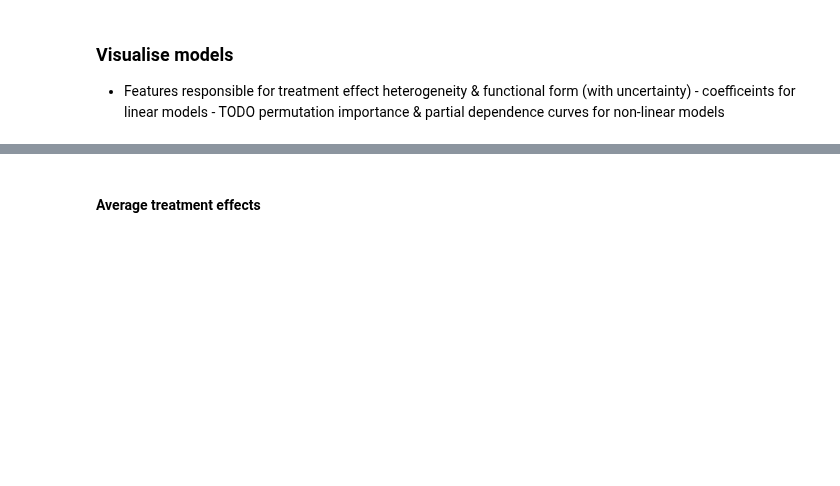
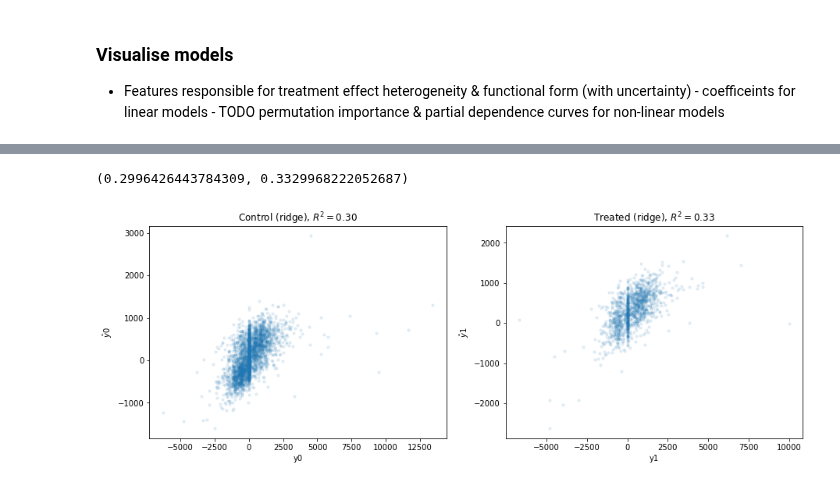
Before and after one commit to gradientinstitute/return2edu-paper, a Jupyter notebook: _build/html/_sources/Direct-Regression-All-Vars.ipynb, the cells around one changed output, grey strips where cells are left out. Cells and saved outputs as stored; diff of their text form; code cells hidden in the pictures; blank space fills up the shorter version.

```diff
--- a/_build/html/_sources/Direct-Regression-All-Vars.ipynb
+++ b/_build/html/_sources/Direct-Regression-All-Vars.ipynb
@@ -316,3 +277,19 @@ Caching results to: data/bootstrap-all.pkl
-# %% [markdown]
-####  Average treatment effects
+# %%
+y0a = results['ridge'][0]['estimator'][1].predict(X0)
+y1a = results['ridge'][1]['estimator'][1].predict(X1)
+fig, ax = plt.subplots(1,2, figsize=(15,5))
+ax[0].scatter(y0, y0a,s=10,alpha=0.1)
+ax[0].set_xlabel('y0')
+ax[0].set_ylabel('$\\hat{y}0$');
+ax[0].set_title(f'Control (ridge), $R^2={r2_score(y0,y0a):.2f}$')
+
+ax[1].scatter(y1, y1a,s=10,alpha=0.1)
+ax[1].set_xlabel('y1')
+ax[1].set_ylabel('$\\hat{y}1$');
+ax[1].set_title(f'Treated (ridge), $R^2={r2_score(y1,y1a):.2f}$');
+
+# think about why these r2 scores are higher than on the holdout set (and whether they are likely overfitting)
+# %% [output]
+(0.2996426443784309, 0.3329968222052687)
+[figure, added]
 # %%
```
Also changed, not shown: parts of 15 cells of this notebook, 35 other files.
